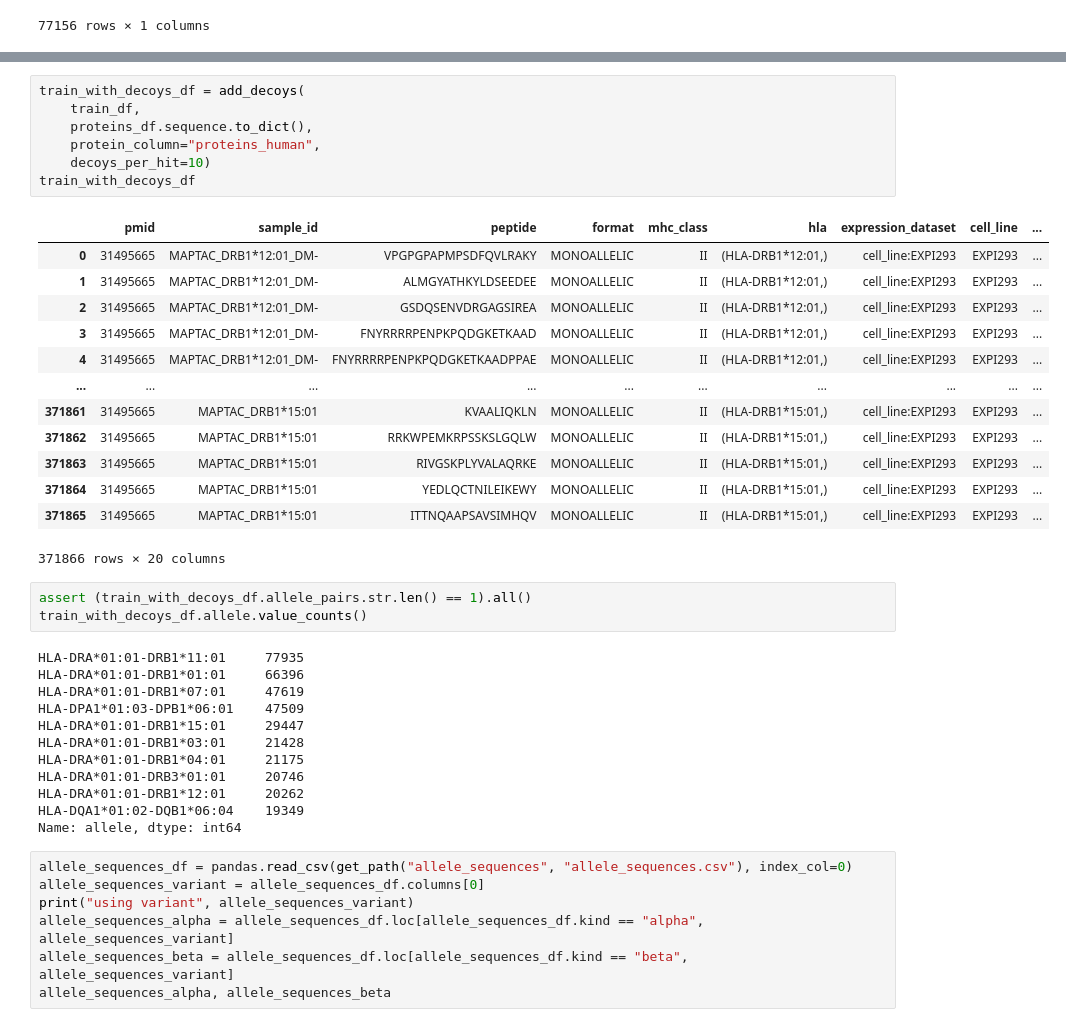
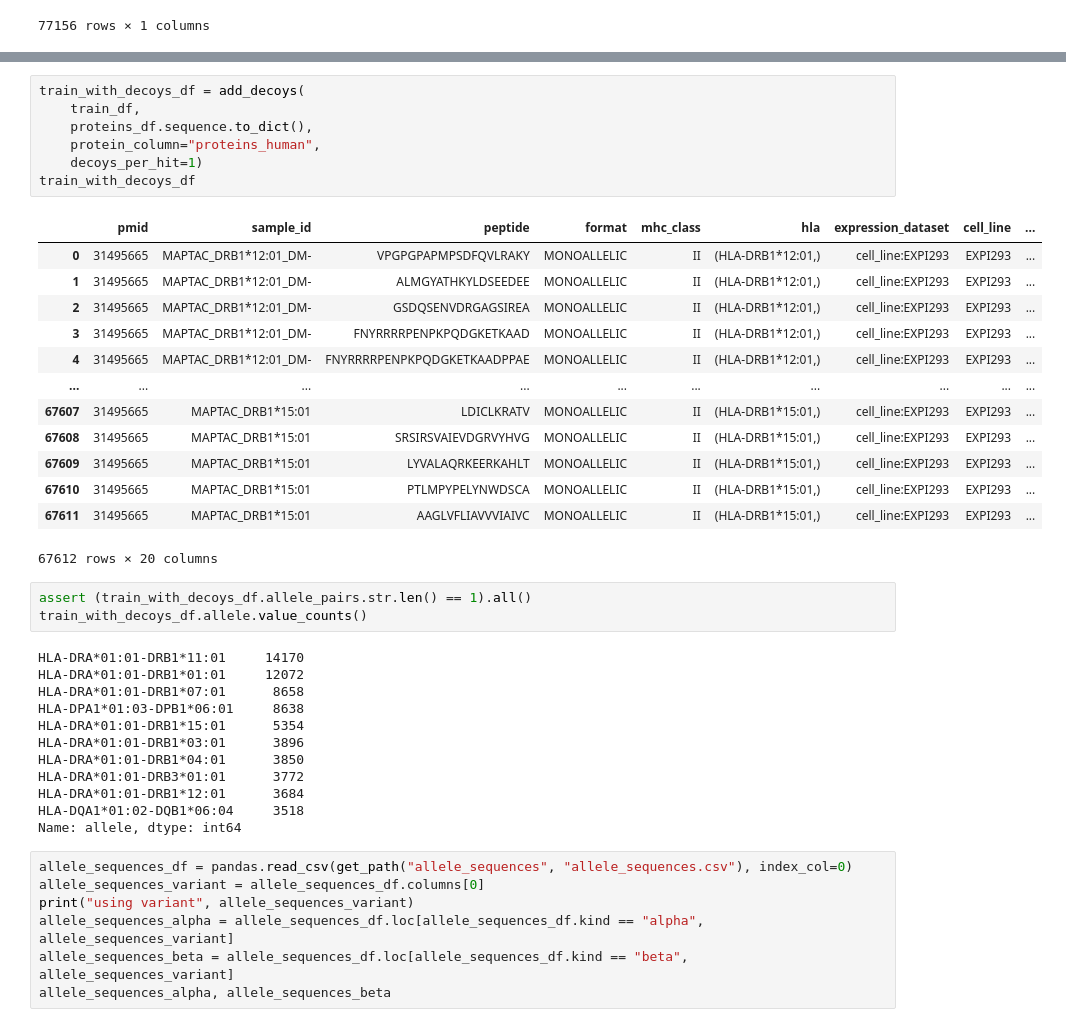
Before and after one commit to openvax/mhc2flurry, a Jupyter notebook: notebooks/1_simple_predictor_pan.ipynb, the cells around one changed output, grey strips where cells are left out. Cells and saved outputs as stored; diff of their text form.

```diff
--- a/notebooks/1_simple_predictor_pan.ipynb
+++ b/notebooks/1_simple_predictor_pan.ipynb
@@ -334,38 +340,38 @@ validation_with_decoys_df
 # %%
 train_with_decoys_df = add_decoys(
     train_df,
     proteins_df.sequence.to_dict(),
     protein_column="proteins_human",
-    decoys_per_hit=10)
+    decoys_per_hit=1)
 train_with_decoys_df
 # %% [output]
 |  | pmid | sample_id | peptide | format | mhc_class | hla | expression_dataset | cell_line | ... |
 | 0 | 31495665 | MAPTAC_DRB1*12:01_DM- | VPGPGPAPMPSDFQVLRAKY | MONOALLELIC | II | (HLA-DRB1*12:01,) | cell_line:EXPI293 | EXPI293 | ... |
 | 1 | 31495665 | MAPTAC_DRB1*12:01_DM- | ALMGYATHKYLDSEEDEE | MONOALLELIC | II | (HLA-DRB1*12:01,) | cell_line:EXPI293 | EXPI293 | ... |
 | 2 | 31495665 | MAPTAC_DRB1*12:01_DM- | GSDQSENVDRGAGSIREA | MONOALLELIC | II | (HLA-DRB1*12:01,) | cell_line:EXPI293 | EXPI293 | ... |
 | 3 | 31495665 | MAPTAC_DRB1*12:01_DM- | FNYRRRRPENPKPQDGKETKAAD | MONOALLELIC | II | (HLA-DRB1*12:01,) | cell_line:EXPI293 | EXPI293 | ... |
 | 4 | 31495665 | MAPTAC_DRB1*12:01_DM- | FNYRRRRPENPKPQDGKETKAADPPAE | MONOALLELIC | II | (HLA-DRB1*12:01,) | cell_line:EXPI293 | EXPI293 | ... |
 | ... | ... | ... | ... | ... | ... | ... | ... | ... | ... |
-| 371861 | 31495665 | MAPTAC_DRB1*15:01 | KVAALIQKLN | MONOALLELIC | II | (HLA-DRB1*15:01,) | cell_line:EXPI293 | EXPI293 | ... |
-| 371862 | 31495665 | MAPTAC_DRB1*15:01 | RRKWPEMKRPSSKSLGQLW | MONOALLELIC | II | (HLA-DRB1*15:01,) | cell_line:EXPI293 | EXPI293 | ... |
-| 371863 | 31495665 | MAPTAC_DRB1*15:01 | RIVGSKPLYVALAQRKE | MONOALLELIC | II | (HLA-DRB1*15:01,) | cell_line:EXPI293 | EXPI293 | ... |
-| 371864 | 31495665 | MAPTAC_DRB1*15:01 | YEDLQCTNILEIKEWY | MONOALLELIC | II | (HLA-DRB1*15:01,) | cell_line:EXPI293 | EXPI293 | ... |
-| 371865 | 31495665 | MAPTAC_DRB1*15:01 | ITTNQAAPSAVSIMHQV | MONOALLELIC | II | (HLA-DRB1*15:01,) | cell_line:EXPI293 | EXPI293 | ... |
+| 67607 | 31495665 | MAPTAC_DRB1*15:01 | LDICLKRATV | MONOALLELIC | II | (HLA-DRB1*15:01,) | cell_line:EXPI293 | EXPI293 | ... |
+| 67608 | 31495665 | MAPTAC_DRB1*15:01 | SRSIRSVAIEVDGRVYHVG | MONOALLELIC | II | (HLA-DRB1*15:01,) | cell_line:EXPI293 | EXPI293 | ... |
+| 67609 | 31495665 | MAPTAC_DRB1*15:01 | LYVALAQRKEERKAHLT | MONOALLELIC | II | (HLA-DRB1*15:01,) | cell_line:EXPI293 | EXPI293 | ... |
+| 67610 | 31495665 | MAPTAC_DRB1*15:01 | PTLMPYPELYNWDSCA | MONOALLELIC | II | (HLA-DRB1*15:01,) | cell_line:EXPI293 | EXPI293 | ... |
+| 67611 | 31495665 | MAPTAC_DRB1*15:01 | AAGLVFLIAVVVIAIVC | MONOALLELIC | II | (HLA-DRB1*15:01,) | cell_line:EXPI293 | EXPI293 | ... |
-371866 rows × 20 columns
+67612 rows × 20 columns
 # %%
 assert (train_with_decoys_df.allele_pairs.str.len() == 1).all()
 train_with_decoys_df.allele.value_counts()
 # %% [output]
-HLA-DRA*01:01-DRB1*11:01     77935
-HLA-DRA*01:01-DRB1*01:01     66396
-HLA-DRA*01:01-DRB1*07:01     47619
-HLA-DPA1*01:03-DPB1*06:01    47509
-HLA-DRA*01:01-DRB1*15:01     29447
-HLA-DRA*01:01-DRB1*03:01     21428
-HLA-DRA*01:01-DRB1*04:01     21175
-HLA-DRA*01:01-DRB3*01:01     20746
-HLA-DRA*01:01-DRB1*12:01     20262
-HLA-DQA1*01:02-DQB1*06:04    19349
+HLA-DRA*01:01-DRB1*11:01     14170
+HLA-DRA*01:01-DRB1*01:01     12072
+HLA-DRA*01:01-DRB1*07:01      8658
+HLA-DPA1*01:03-DPB1*06:01     8638
+HLA-DRA*01:01-DRB1*15:01      5354
+HLA-DRA*01:01-DRB1*03:01      3896
+HLA-DRA*01:01-DRB1*04:01      3850
+HLA-DRA*01:01-DRB3*01:01      3772
+HLA-DRA*01:01-DRB1*12:01      3684
+HLA-DQA1*01:02-DQB1*06:04     3518
 Name: allele, dtype: int64
 # %%
 allele_sequences_df = pandas.read_csv(get_path("allele_sequences", "allele_sequences.csv"), index_col=0)
```
Also changed, not shown: parts of 17 cells of this notebook.
